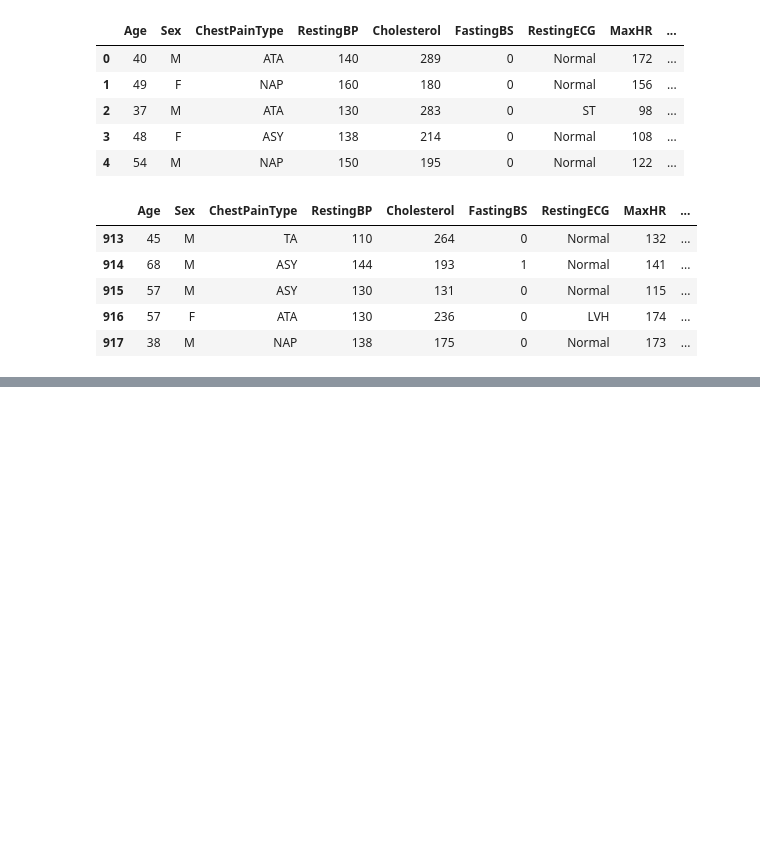
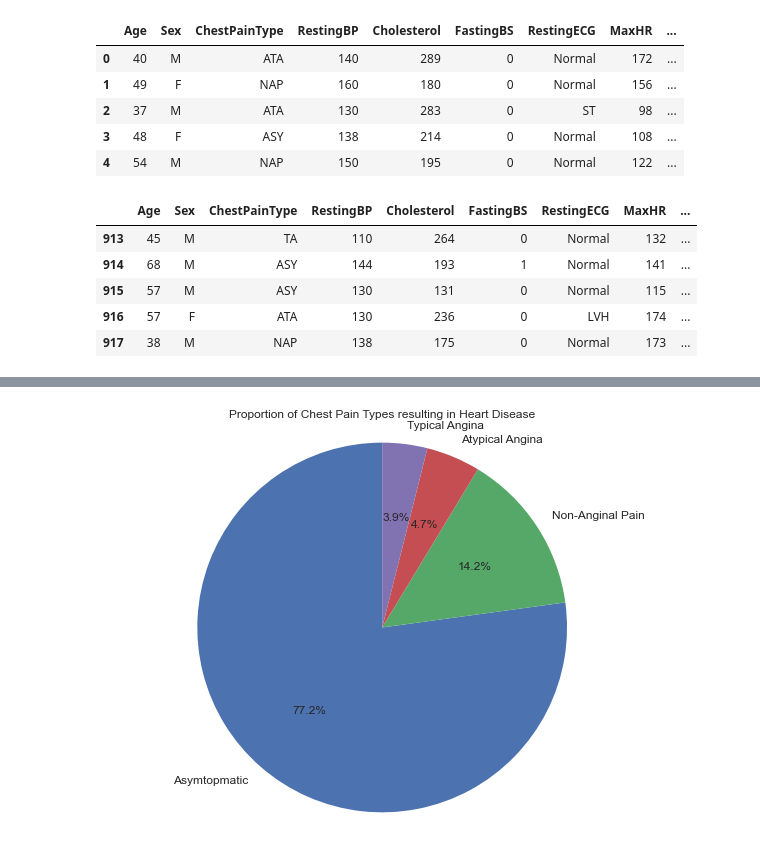
Before and after one commit to TYXuan/heart, a Jupyter notebook: eda.ipynb, the cells around one changed output, grey strips where cells are left out. Cells and saved outputs as stored; diff of their text form; code cells hidden in the pictures; blank space fills up the shorter version.

```diff
--- a/eda.ipynb
+++ b/eda.ipynb
@@ -70,0 +207,20 @@ The following features to be modified for modelling preparation:
+# %%
+df_heartdisease_asy = df_heartdisease[df_heartdisease['ChestPainType'] == 'ASY']
+df_heartdisease_nap = df_heartdisease[df_heartdisease['ChestPainType'] == 'NAP']
+df_heartdisease_ata = df_heartdisease[df_heartdisease['ChestPainType'] == 'ATA']
+df_heartdisease_ta = df_heartdisease[df_heartdisease['ChestPainType'] == 'TA']
+# %%
+prop_heartdisease_asy = len(df_heartdisease_asy) / len(df_heartdisease)
+prop_heartdisease_nap = len(df_heartdisease_nap) / len(df_heartdisease)
+prop_heartdisease_ata = len(df_heartdisease_ata) / len(df_heartdisease)
+prop_heartdisease_ta = len(df_heartdisease_ta) / len(df_heartdisease)
+# %%
+fig1, ax1 = plt.subplots(figsize=(10, 7.5))
+ax1.pie([prop_heartdisease_asy, prop_heartdisease_nap, prop_heartdisease_ata, prop_heartdisease_ta], labels=['Asymtopmatic', 'Non-Anginal Pain', 'Atypical Angina', 'Typical Angina'], autopct='%1.1f%%',
+        startangle=90, textprops={'fontsize': 12})
+ax1.axis('equal')
+
+plt.title('Proportion of Chest Pain Types resulting in Heart Disease')
+plt.show()
+# %% [output]
+[figure, added]
```
Also changed, not shown: parts of 36 cells of this notebook.
